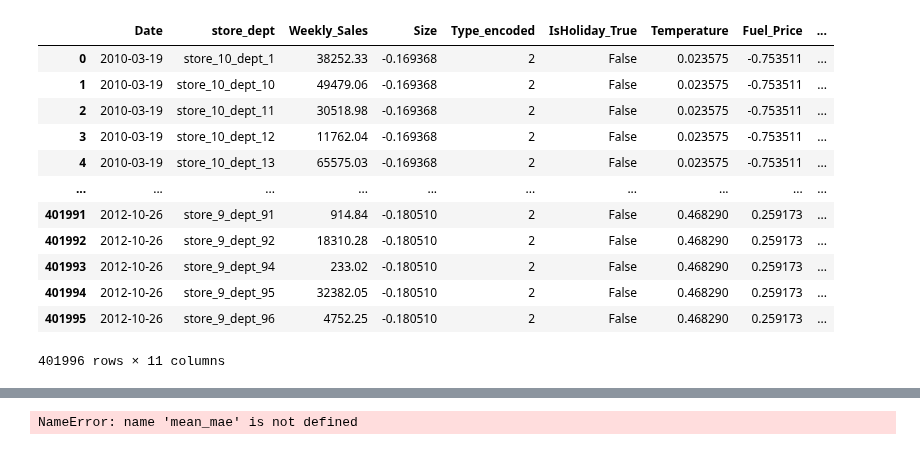
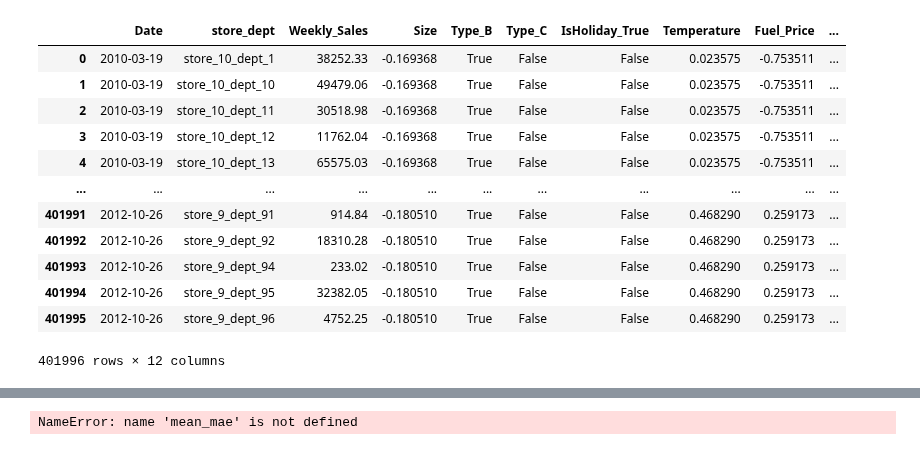
Before and after one commit to hoangquan1503/Walmart_sales_forecasting, a Jupyter notebook: notebook/model.ipynb, the cells around one changed output, grey strips where cells are left out. Saved outputs shown, nothing was run; the diff lists cells and outputs as text; code cells hidden in the pictures.

```diff
--- a/notebook/model.ipynb
+++ b/notebook/model.ipynb
@@ -98,33 +114,34 @@ df_feature[reg_cols] = scaler.fit_transform(df_feature[reg_cols])
 # %%
 test = df_feature[df_feature['is_test']]
 train = df_feature[~df_feature['is_test']]
 
 prophet_data = df_feature.groupby(['Date', 'store_dept']).agg(
     {
         'Weekly_Sales' : 'sum',
         'Size' : 'first',
-        'Type_encoded' : 'first',
+        'Type_B': 'first',
+        'Type_C': 'first',
         'IsHoliday_True' : 'first',
         'Temperature': 'first',
         'Fuel_Price' : 'first',
         "total_markdown": "first",
         "avg_markdown": "first",
         "max_markdown": "first",
     }
 ).reset_index()
 
 prophet_data
 # %% [output]
-|  | Date | store_dept | Weekly_Sales | Size | Type_encoded | IsHoliday_True | Temperature | Fuel_Price | ... |
-| 0 | 2010-03-19 | store_10_dept_1 | 38252.33 | -0.169368 | 2 | False | 0.023575 | -0.753511 | ... |
-| 1 | 2010-03-19 | store_10_dept_10 | 49479.06 | -0.169368 | 2 | False | 0.023575 | -0.753511 | ... |
-| 2 | 2010-03-19 | store_10_dept_11 | 30518.98 | -0.169368 | 2 | False | 0.023575 | -0.753511 | ... |
-| 3 | 2010-03-19 | store_10_dept_12 | 11762.04 | -0.169368 | 2 | False | 0.023575 | -0.753511 | ... |
-| 4 | 2010-03-19 | store_10_dept_13 | 65575.03 | -0.169368 | 2 | False | 0.023575 | -0.753511 | ... |
-| ... | ... | ... | ... | ... | ... | ... | ... | ... | ... |
-| 401991 | 2012-10-26 | store_9_dept_91 | 914.84 | -0.180510 | 2 | False | 0.468290 | 0.259173 | ... |
-| 401992 | 2012-10-26 | store_9_dept_92 | 18310.28 | -0.180510 | 2 | False | 0.468290 | 0.259173 | ... |
-| 401993 | 2012-10-26 | store_9_dept_94 | 233.02 | -0.180510 | 2 | False | 0.468290 | 0.259173 | ... |
-| 401994 | 2012-10-26 | store_9_dept_95 | 32382.05 | -0.180510 | 2 | False | 0.468290 | 0.259173 | ... |
-| 401995 | 2012-10-26 | store_9_dept_96 | 4752.25 | -0.180510 | 2 | False | 0.468290 | 0.259173 | ... |
+|  | Date | store_dept | Weekly_Sales | Size | Type_B | Type_C | IsHoliday_True | Temperature | Fuel_Price | ... |
+| 0 | 2010-03-19 | store_10_dept_1 | 38252.33 | -0.169368 | True | False | False | 0.023575 | -0.753511 | ... |
+| 1 | 2010-03-19 | store_10_dept_10 | 49479.06 | -0.169368 | True | False | False | 0.023575 | -0.753511 | ... |
+| 2 | 2010-03-19 | store_10_dept_11 | 30518.98 | -0.169368 | True | False | False | 0.023575 | -0.753511 | ... |
+| 3 | 2010-03-19 | store_10_dept_12 | 11762.04 | -0.169368 | True | False | False | 0.023575 | -0.753511 | ... |
+| 4 | 2010-03-19 | store_10_dept_13 | 65575.03 | -0.169368 | True | False | False | 0.023575 | -0.753511 | ... |
+| ... | ... | ... | ... | ... | ... | ... | ... | ... | ... | ... |
+| 401991 | 2012-10-26 | store_9_dept_91 | 914.84 | -0.180510 | True | False | False | 0.468290 | 0.259173 | ... |
+| 401992 | 2012-10-26 | store_9_dept_92 | 18310.28 | -0.180510 | True | False | False | 0.468290 | 0.259173 | ... |
+| 401993 | 2012-10-26 | store_9_dept_94 | 233.02 | -0.180510 | True | False | False | 0.468290 | 0.259173 | ... |
+| 401994 | 2012-10-26 | store_9_dept_95 | 32382.05 | -0.180510 | True | False | False | 0.468290 | 0.259173 | ... |
+| 401995 | 2012-10-26 | store_9_dept_96 | 4752.25 | -0.180510 | True | False | False | 0.468290 | 0.259173 | ... |
-401996 rows × 11 columns
+401996 rows × 12 columns
```
Also changed, not shown: parts of 10 cells of this notebook, 3 other files.
